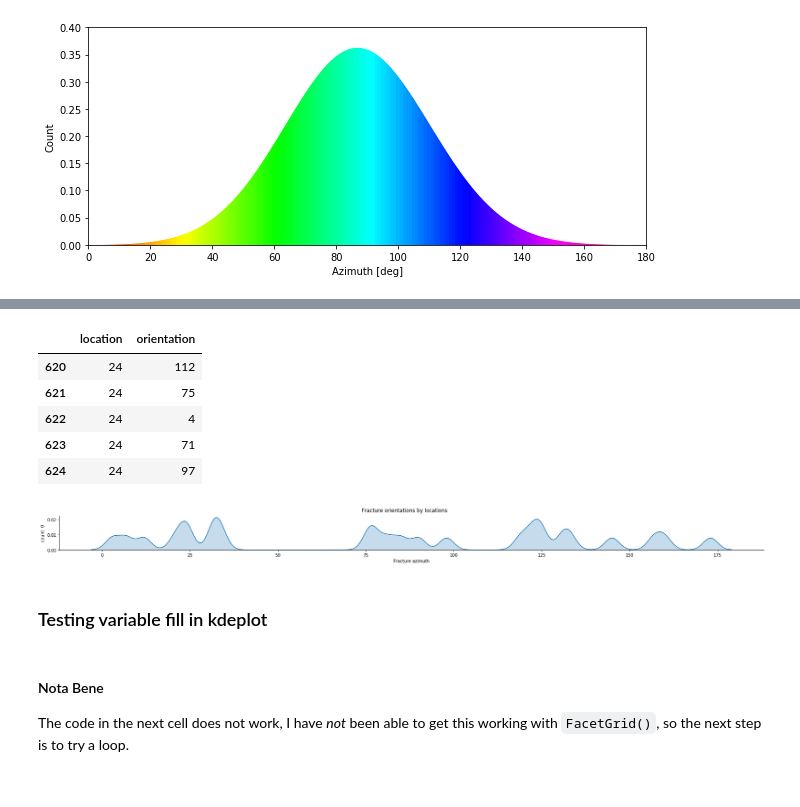
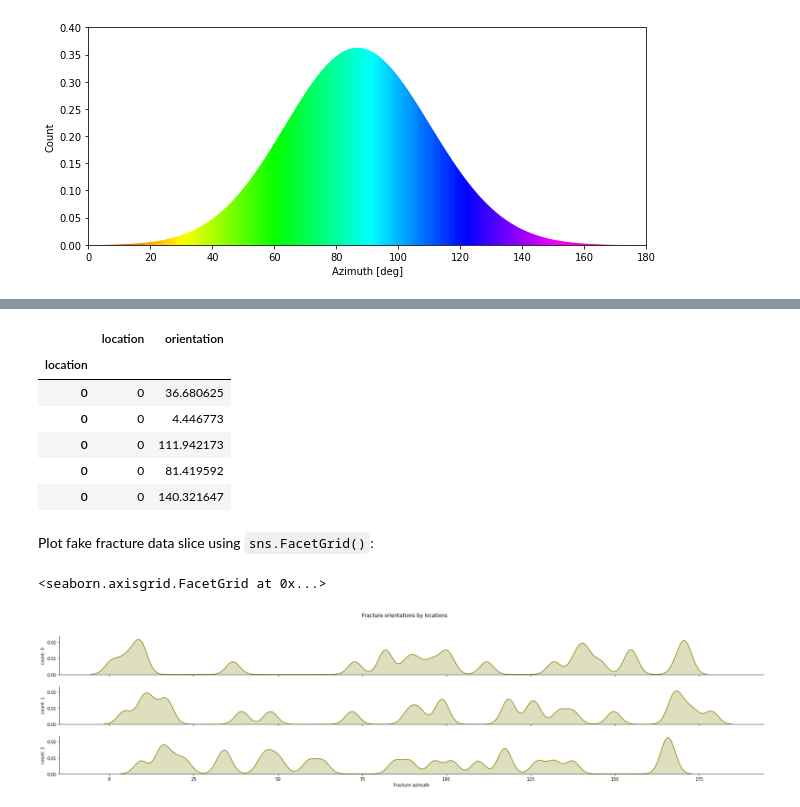
Before and after one commit to Zabamund/misc, a Jupyter notebook: notebooks/KDE_smoothing.ipynb, the cells around one changed output, grey strips where cells are left out. Saved outputs shown, nothing was run; the diff lists cells and outputs as text; code cells hidden in the pictures.

```diff
--- a/notebooks/KDE_smoothing.ipynb
+++ b/notebooks/KDE_smoothing.ipynb
@@ -120,60 +127,51 @@ def create_fake_data(n_locs=5, n_orients=5):
 # %%
-df_fracs = create_fake_data(n_locs=25, n_orients=25)
-df_fracs.tail()
+df_fracs = create_fake_data(n_locs=25, n_orients=50)
+df_fracs.head()
 # %% [output]
 |  | location | orientation |
-| 620 | 24 | 112 |
-| 621 | 24 | 75 |
-| 622 | 24 | 4 |
-| 623 | 24 | 71 |
-| 624 | 24 | 97 |
+| location |  |  |
+| 0 | 0 | 36.680625 |
+| 0 | 0 | 4.446773 |
+| 0 | 0 | 111.942173 |
+| 0 | 0 | 81.419592 |
+| 0 | 0 | 140.321647 |
+# %% [markdown]
+Plot fake fracture data slice using `sns.FacetGrid()`:
 # %%
-def plot_frac_azis(df, start_location=0, end_location=0, bw=0.5):
+def plot_frac_azis(df, loclist=['0', '1', '2'], bw=0.5):
     """
     plot fracture azimuths for a range of locations between start_location and end_location
-    by default all data are plotted
     args:
-        dataframe, selection of locations from dataframe as a list of indexes
+        dataframe, list of locations as strings, bw
     returns:
         FacetGrid plot
-
-    TODO:
-        - find a symmetrical colormap to better represent azimuths
-        - fix the label and title sizes
     """
     # slice into Dataframe
-    df_fracs = df.iloc[np.where((df['location'] >= start_location) &
-                                (df['location'] <= end_location))]
+    #df_fracs = df.iloc[np.where((df['location'] >= start_location) & (df['location'] < end_location))]
+    df_fracs = df.loc[loclist]
 
     # define the plot labels
     labels = df_fracs.location.unique()
 
-    # make colormap
-    cmap = sns.color_palette(palette='husl')
+    # set up the FacetGrid with a given color map
+    g = sns.FacetGrid(df_fracs, row='location', height=2, aspect=12)
 
-    # set up the FacetGrid with a given color map
-    g2 = sns.FacetGrid(df_fracs, row='location', height=2, aspect=12, palette=cmap)
+    # map the sns.kdeplot onto the FacetGrid
+    g.map(sns.kdeplot, 'orientation', shade=True, bw=bw, gridsize=180, color='olive')
 
-    # map the sns.kdeplot onto the FacetGrid and set up plot axes
-    g2.map(sns.kdeplot, 'orientation', shade=True, bw=bw, gridsize=180, )
-
-    g2.despine(top=True, right=True, left=False, bottom=False)
-    g2.set_axis_labels(x_var='Fracture azimuth')
-    axes = g2.axes.flatten()
+    # set up plot axes, title and labels
+    g.despine(top=True, right=True, left=False, bottom=False)
+    g.set_axis_labels(x_var='Fracture azimuth')
+    axes = g.axes.flatten()
     for ax in enumerate(axes):
         ax[1].set_ylabel(f'count: {labels[ax[0]]}')
     plt.subplots_adjust(top=0.85)
-    g2.fig.suptitle('Fracture orientations by locations')
-    g2.set_titles(row_template='')
+    g.fig.suptitle('Fracture orientations by locations')
+    g.set_titles(row_template='')
 
-    return plt.show()
+    return g
 # %%
-plot_frac_azis(df_fracs, start_location=0, end_location=0, bw=2)
+plot_frac_azis(df_fracs, loclist=['0','1','2'], bw=2)
 # %% [output]
+<seaborn.axisgrid.FacetGrid at 0x...>
-[figure, old version]
+[figure, new version]
-# %% [markdown]
-### Testing variable fill in kdeplot
-# %% [markdown]
-#### Nota Bene
-
-The code in the next cell does not work, I have _not_ been able to get this working with `FacetGrid()`, so the next step is to try a loop.
```
Also changed, not shown: parts of 34 cells of this notebook.
